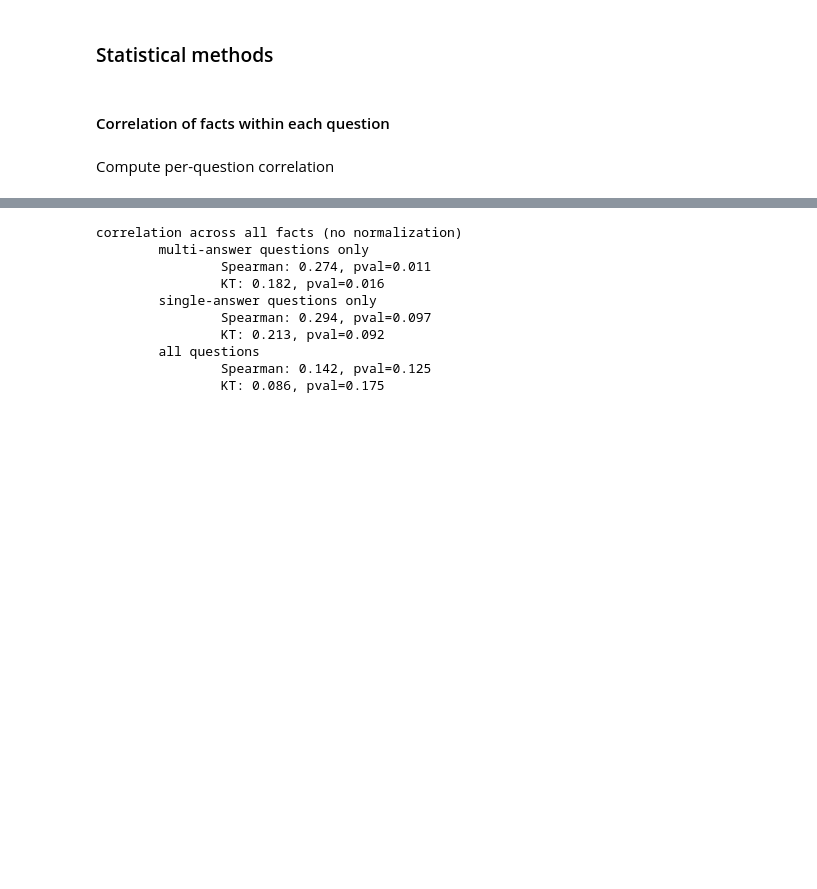
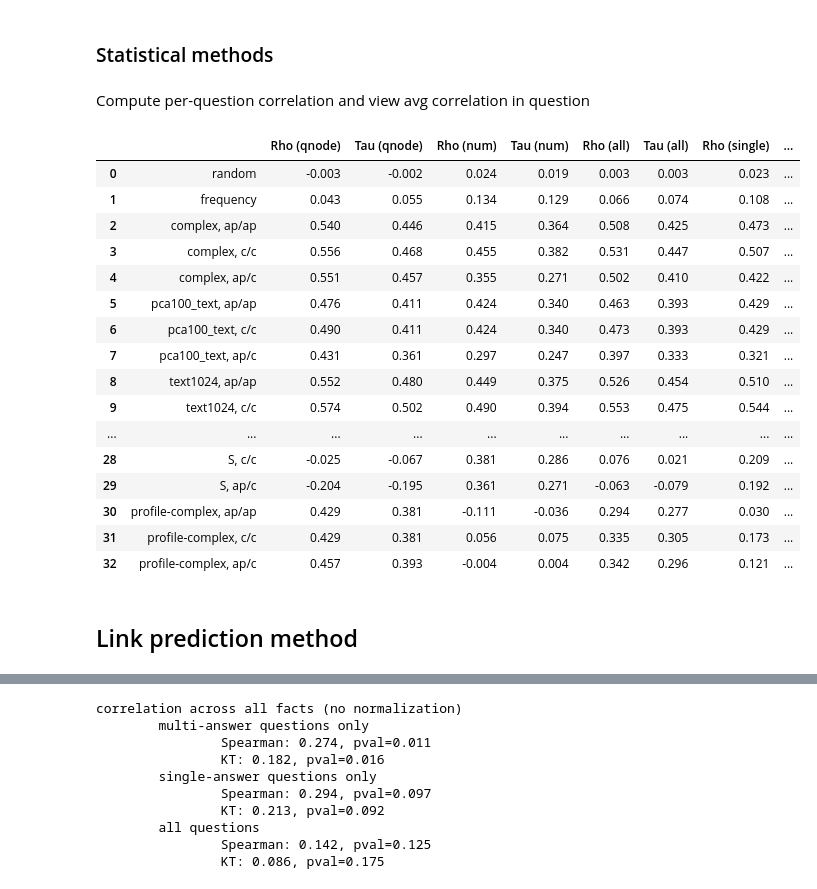
Before and after one commit to usc-isi-i2/surprising-facts, a Jupyter notebook: profile_surpise_classification_mc_task.ipynb, the cells around one changed output, grey strips where cells are left out. Cells and saved outputs as stored; diff of their text form; code cells hidden in the pictures; blank space fills up the shorter version.

```diff
--- a/profile_surpise_classification_mc_task.ipynb
+++ b/profile_surpise_classification_mc_task.ipynb
@@ -173,0 +195,16 @@ embedding_models["complex"] = complex_embs
+# %%
+for lp_emb_name, model_info_dict in lp_embedding_models_info.items():
+    if lp_emb_name in embedding_models:
+        continue
+    print(lp_emb_name)
+    base_dir = model_info_dict["base_dir"]
+    model_v_num = model_info_dict["model_v_num"]
+    entity_names_list = json.load(open(f"{base_dir}/entity_names_all_0.json"))
+
+    # Load the embeddings
+    with h5py.File(f"{base_dir}/model/embeddings_all_0.{model_v_num}.h5", "r") as hf:
+        embeddings = hf["embeddings"][...]
+
+    embedding_models[lp_emb_name] = {}
+    for i in tqdm(range(len(entity_names_list))):
+        embedding_models[lp_emb_name][entity_names_list[i]] = embeddings[i]
@@ -212,0 +254,9 @@ embedding_models["text1024"] = orig_embed_dict
+# %%
+%%time
+for name, file_path in tqdm(kv_embedding_files.items()):
+    print("now loading {} embeddings".format(name))
+    emb_dict = {}
+    kv_model = KeyedVectors.load(file_path)
+    for key, index in tqdm(kv_model.key_to_index.items()):
+        emb_dict[key] = kv_model.vectors[index]
+    embedding_models[name] = emb_dict
@@ -492,17 +583,3 @@ for i, q in enumerate(questions):
-# %%
-surprise_metric_abbrevs = {'distance(avg pairwise)/dispersion(avg pairwise)': "ap/ap",
-                           'distance(centroid)/dispersion(centroid)': "c/c",
-                           'distance(avg pairwise)/dispersion(centroid)': "ap/c"
-                          }
-
-for q, answer in tqdm([(q, answer) for q in questions for answer in q["answers"]]):
-    ent = q["entity"]
-    fact_ids = answer["fact_ids"]
-    emb_metrics_dict = compute_surprise_metrics_for_ent_fact(ent, fact_ids, embedding_models, label_to_ents_dict)
-    for emb_name, metrics_dict in emb_metrics_dict.items():
-        for metric_name, abbrev in surprise_metric_abbrevs.items():
-            method_name = f"{emb_name}, {abbrev}"
-            answer["method_surprise_scores"][method_name] = metrics_dict[metric_name]
 # %% [markdown]
 ## Correlation of facts within single question
 # %% [markdown]
@@ -563,8 +640,9 @@ multi_ans_questions = [q for q in questions if not q["is_single_answer"]]
 # %%
 question_subsets = {"qnode": qnode_questions,
                     "num": numeric_questions,
+                    "all": questions,
                     "single": single_ans_questions,
-                    "multi": multi_ans_questions
+                    "multi": multi_ans_questions,
                    }
 header = [""]
 for name in question_subsets:
@@ -588,5 +666,3 @@ display(df)
 | 1 | frequency | 0.043 | 0.055 | 0.134 | 0.129 | 0.108 | 0.095 | 0.049 | ... |
 # %% [markdown]
 ### Statistical methods
-# %% [markdown]
-#### Correlation of facts within each question
@@ -593,2 +686,2 @@ display(df)
 # %% [markdown]
-Compute per-question correlation
+Compute per-question correlation and view avg correlation in question
@@ -603,0 +688,23 @@ for q in questions:
+# %%
+update_corr_measures(questions)
+display_avg_question_corr(question_subsets, questions[0]["method_spearman"])
+# %% [output]
+|  |  | Rho (qnode) | Tau (qnode) | Rho (num) | Tau (num) | Rho (all) | Tau (all) | Rho (single) | ... |
+| 0 | random | -0.003 | -0.002 | 0.024 | 0.019 | 0.003 | 0.003 | 0.023 | ... |
+| 1 | frequency | 0.043 | 0.055 | 0.134 | 0.129 | 0.066 | 0.074 | 0.108 | ... |
+| 2 | complex, ap/ap | 0.540 | 0.446 | 0.415 | 0.364 | 0.508 | 0.425 | 0.473 | ... |
+| 3 | complex, c/c | 0.556 | 0.468 | 0.455 | 0.382 | 0.531 | 0.447 | 0.507 | ... |
+| 4 | complex, ap/c | 0.551 | 0.457 | 0.355 | 0.271 | 0.502 | 0.410 | 0.422 | ... |
+| 5 | pca100_text, ap/ap | 0.476 | 0.411 | 0.424 | 0.340 | 0.463 | 0.393 | 0.429 | ... |
+| 6 | pca100_text, c/c | 0.490 | 0.411 | 0.424 | 0.340 | 0.473 | 0.393 | 0.429 | ... |
+| 7 | pca100_text, ap/c | 0.431 | 0.361 | 0.297 | 0.247 | 0.397 | 0.333 | 0.321 | ... |
+| 8 | text1024, ap/ap | 0.552 | 0.480 | 0.449 | 0.375 | 0.526 | 0.454 | 0.510 | ... |
+| 9 | text1024, c/c | 0.574 | 0.502 | 0.490 | 0.394 | 0.553 | 0.475 | 0.544 | ... |
+| ... | ... | ... | ... | ... | ... | ... | ... | ... | ... |
+| 28 | S, c/c | -0.025 | -0.067 | 0.381 | 0.286 | 0.076 | 0.021 | 0.209 | ... |
+| 29 | S, ap/c | -0.204 | -0.195 | 0.361 | 0.271 | -0.063 | -0.079 | 0.192 | ... |
+| 30 | profile-complex, ap/ap | 0.429 | 0.381 | -0.111 | -0.036 | 0.294 | 0.277 | 0.030 | ... |
+| 31 | profile-complex, c/c | 0.429 | 0.381 | 0.056 | 0.075 | 0.335 | 0.305 | 0.173 | ... |
+| 32 | profile-complex, ap/c | 0.457 | 0.393 | -0.004 | 0.004 | 0.342 | 0.296 | 0.121 | ... |
+# %% [markdown]
+## Link prediction method
```
Also changed, not shown: parts of 39 cells of this notebook.
